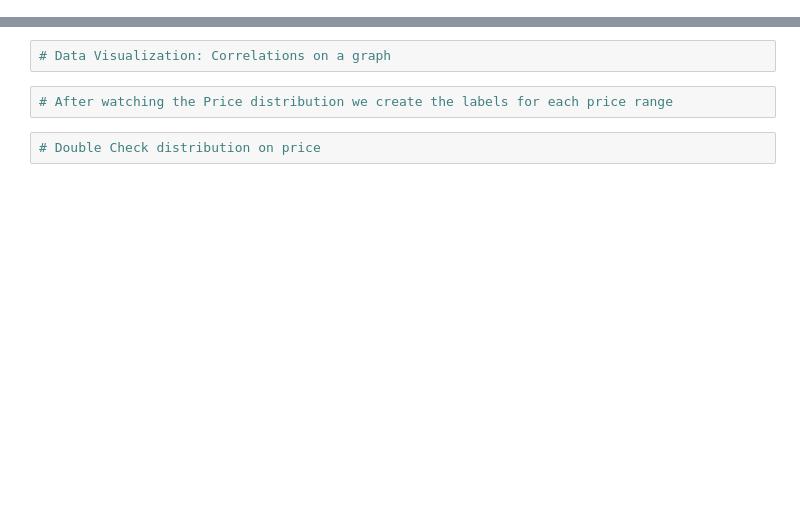
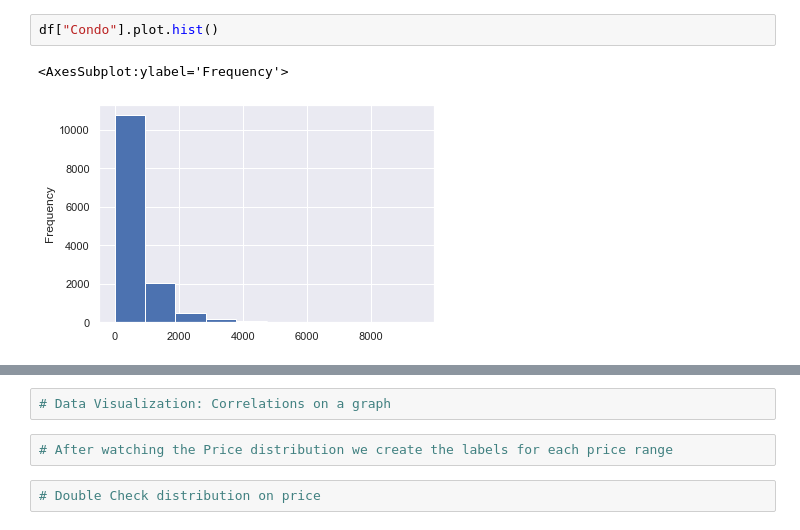
Before and after one commit to danielhp97/BI_Assignment3, a Jupyter notebook: main.ipynb, the cells around one changed output, grey strips where cells are left out. Drawn from its saved outputs; the diff is of its cells as text; blank space fills up the shorter version.

```diff
--- a/main.ipynb
+++ b/main.ipynb
@@ -201,0 +167,5 @@ lon_min = data.loc[data['Longitude'] != 0].min()
+# %%
+df["Condo"].plot.hist()
+# %% [output]
+<AxesSubplot:ylabel='Frequency'>
+[figure, added]
```
Also changed, not shown: parts of 48 cells of this notebook, 2 other files.
